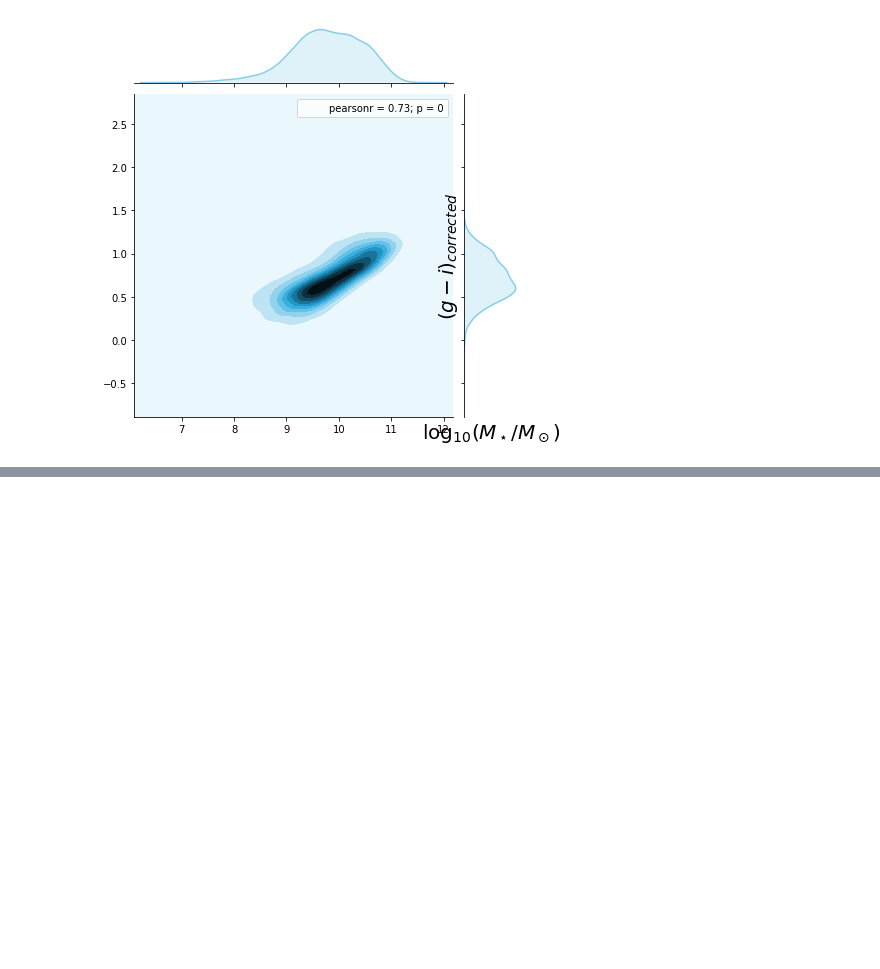
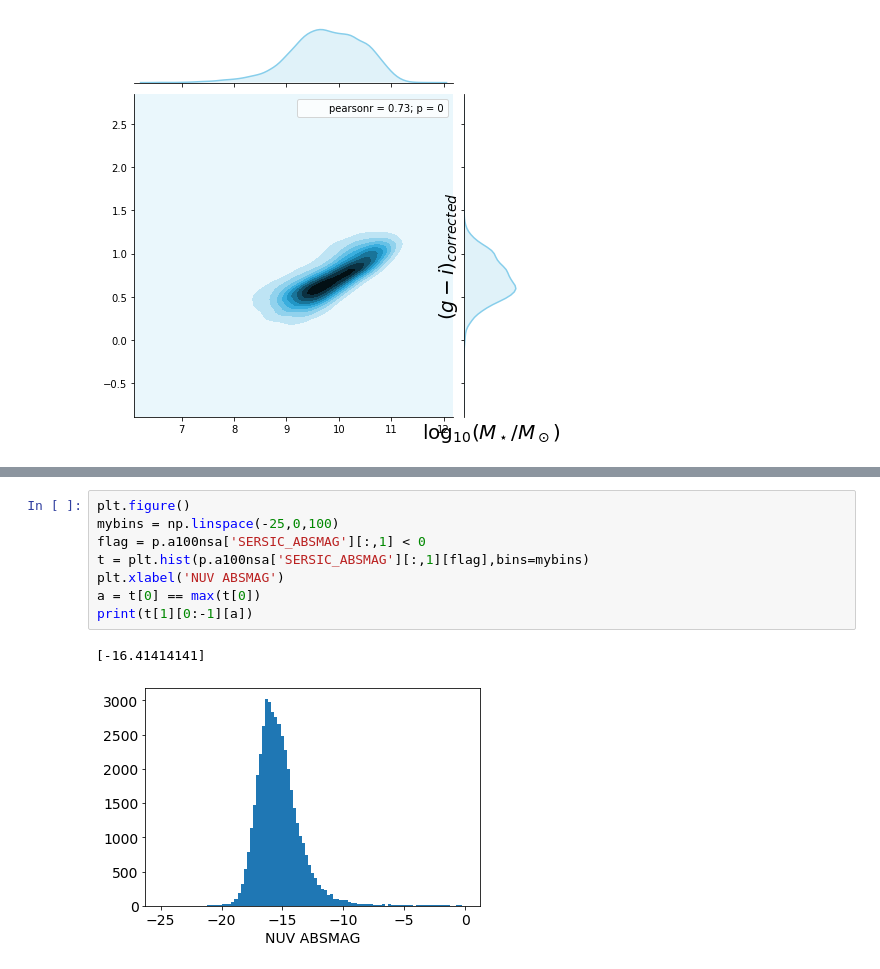
Before and after one commit to rfinn/APPSS, a Jupyter notebook: paper-plots-v1.ipynb, the cells around one changed output, grey strips where cells are left out. Drawn from its saved outputs; the diff is of its cells as text; blank space fills up the shorter version.

```diff
--- a/paper-plots-v1.ipynb
+++ b/paper-plots-v1.ipynb
@@ -544,0 +663,11 @@ Text(336.971,0.5,'$(g-i)_{corrected} $')
+# %%
+plt.figure()
+mybins = np.linspace(-25,0,100)
+flag = p.a100nsa['SERSIC_ABSMAG'][:,1] < 0
+t = plt.hist(p.a100nsa['SERSIC_ABSMAG'][:,1][flag],bins=mybins)
+plt.xlabel('NUV ABSMAG')
+a = t[0] == max(t[0])
+print(t[1][0:-1][a])
+# %% [output]
+[-16.41414141]
+[figure, added]
```
Also changed, not shown: parts of 21 cells of this notebook, 2 other files.
